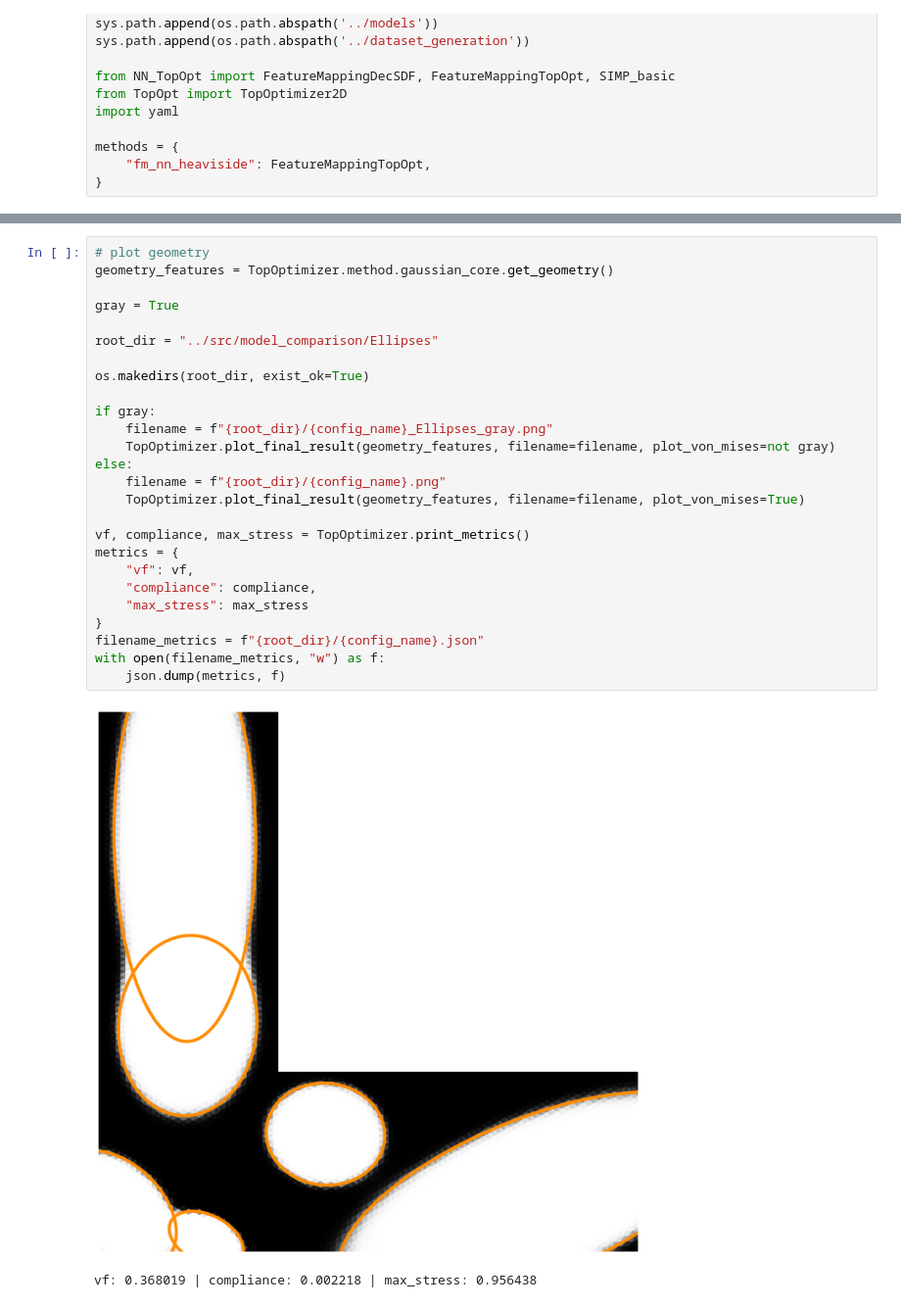
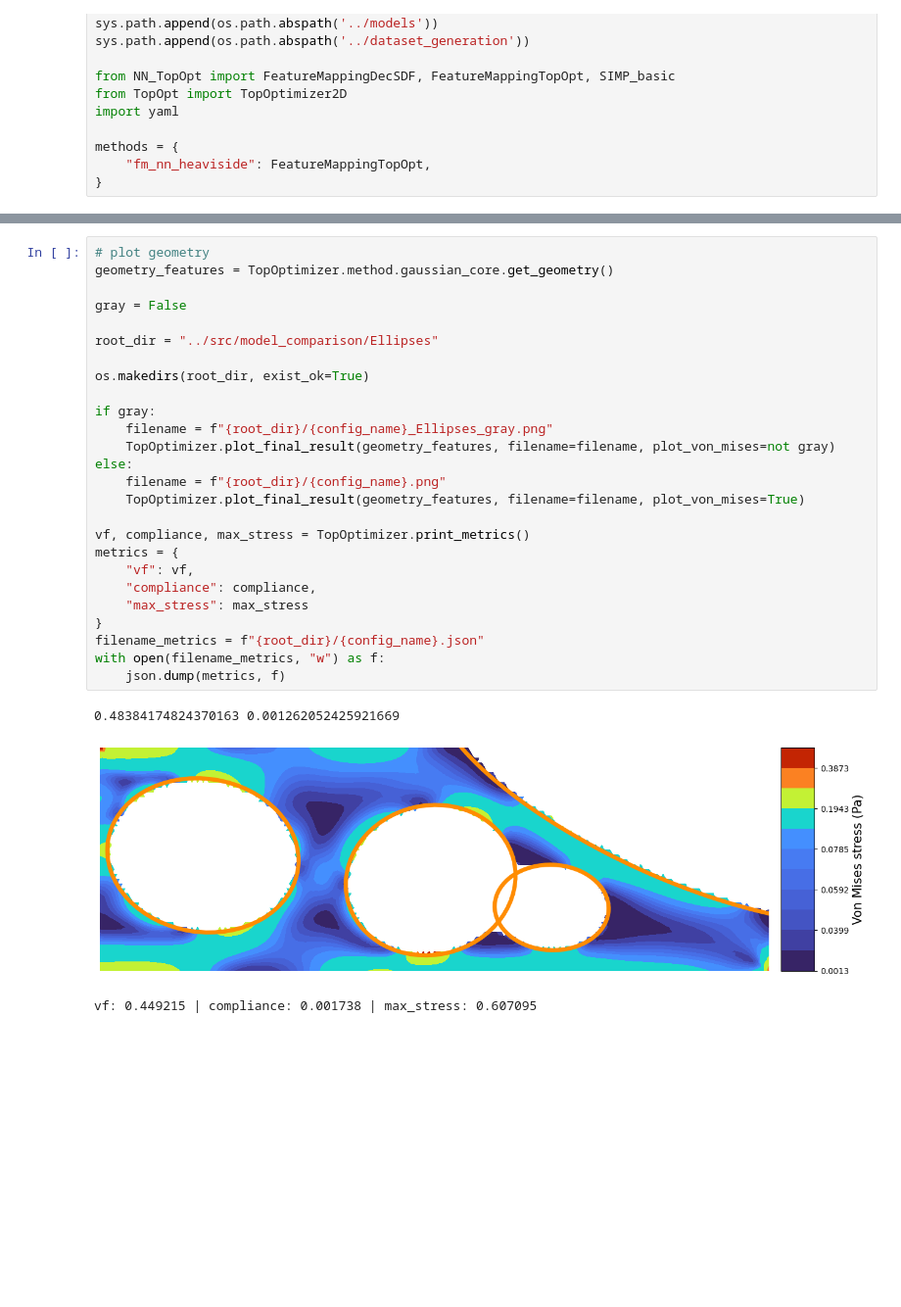
Before and after one commit to Alexander19970212/NHSDF-TOp, a Jupyter notebook: NN_TopOpt/Ellipses_examples.ipynb, the cells around one changed output, grey strips where cells are left out. Shown at 98% size. Saved outputs shown, nothing was run; the diff lists cells and outputs as text; blank space fills up the shorter version.

```diff
--- a/NN_TopOpt/Ellipses_examples.ipynb
+++ b/NN_TopOpt/Ellipses_examples.ipynb
@@ -160,29 +145,30 @@ Iteration: 99 | current volfrac: 0.351859 | compliance: 0.002561
 # %%
 # plot geometry
 geometry_features = TopOptimizer.method.gaussian_core.get_geometry()
 
-gray = True
+gray = False
 
 root_dir = "../src/model_comparison/Ellipses"
 
 os.makedirs(root_dir, exist_ok=True)
 
 if gray:
     filename = f"{root_dir}/{config_name}_Ellipses_gray.png"
     TopOptimizer.plot_final_result(geometry_features, filename=filename, plot_von_mises=not gray)
 else:
     filename = f"{root_dir}/{config_name}.png"
     TopOptimizer.plot_final_result(geometry_features, filename=filename, plot_von_mises=True)
 
 vf, compliance, max_stress = TopOptimizer.print_metrics()
 metrics = {
     "vf": vf,
     "compliance": compliance,
     "max_stress": max_stress
 }
 filename_metrics = f"{root_dir}/{config_name}.json"
 with open(filename_metrics, "w") as f:
     json.dump(metrics, f)
 # %% [output]
+0.48384174824370163 0.001262052425921669
-[figure, old version]
+[figure, new version]
-vf: 0.368019 | compliance: 0.002218 | max_stress: 0.956438
+vf: 0.449215 | compliance: 0.001738 | max_stress: 0.607095
```
Also changed, not shown: parts of 1 cell of this notebook, 23 other files.
